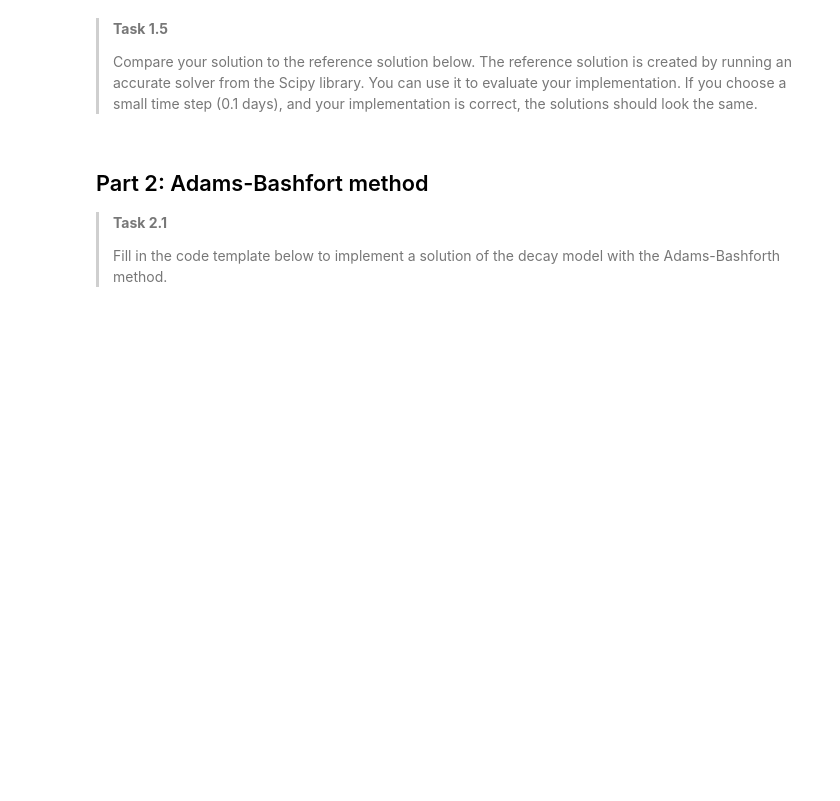
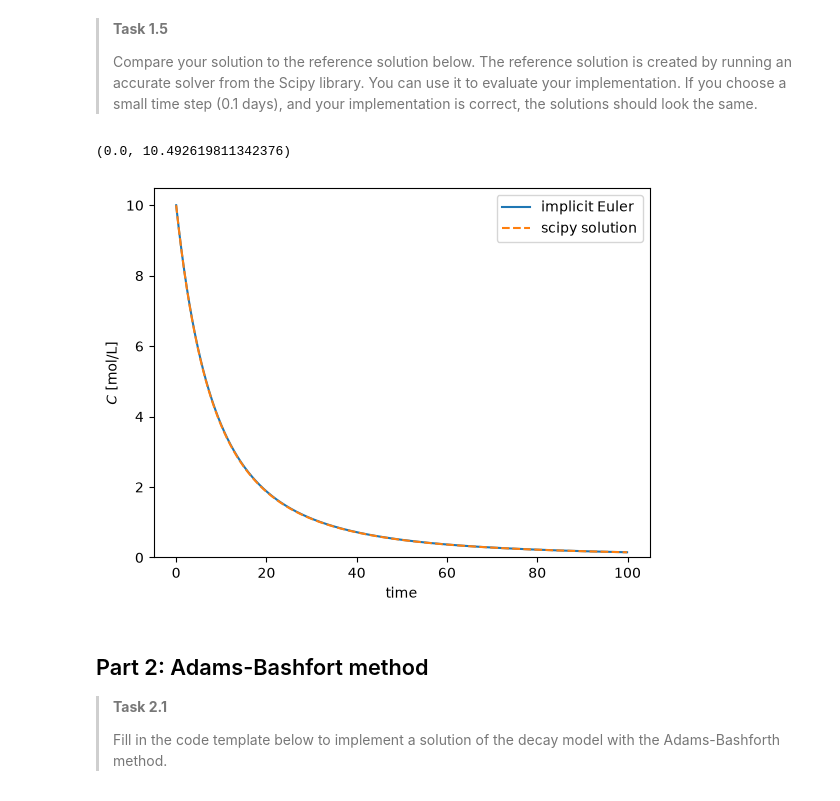
Before and after one commit to candicehabay11/GA1.3, a Jupyter notebook: contaminant_degradation.ipynb, the cells around one changed output. Cells and saved outputs as stored; diff of their text form; code cells hidden in the pictures; blank space fills up the shorter version.

```diff
--- a/contaminant_degradation.ipynb
+++ b/contaminant_degradation.ipynb
@@ -168,24 +168,52 @@ def solve_implicit_euler(c0, times, dt, k, n, alpha, tolerance=1e-3, max_iter=50
     c = [c0]
 
     # Initialize the current state
-    c_prev = ### YOUR CODE HERE ###
+    c_prev = c0
 
     # Iterate over times
-    for i in ### YOUR CODE HERE ###:
-        t_next = ### YOUR CODE HERE ###
+    for i in range(1,n_times):
+        t_next = times[i]
+
 
         # Initialize Newton-Raphson iterations: start with the current value as a guess
         j = 0
-        ### YOUR CODE LINES HERE
+        c_next = c_prev
+
+        # Compute g and g_prime once for the current guess c_next
+        g = evaluate_g(c_next, c_prev, t_next, dt, k, n, alpha)
+        g_prime = evaluate_g_prime(c_next, t_next, dt, k, n, alpha)
+        c_update = c_next - g/g_prime
+
 
         # Newton-Raphson iterations
-        while ### YOUR CODE HERE ###:
-            ### YOUR CODE LINES HERE
-            c_next = ### YOUR CODE HERE
+        while j < max_iter :
 
+            # Update the guess using Newton-Raphson formula
+            g_update = evaluate_g(c_update, c_prev, t_next, dt, k, n, alpha)
+            g_prime_update = evaluate_g_prime(c_update, t_next, dt, k, n, alpha)
+            c_update = c_next - g_update / g_prime_update
+
+            # Check for convergence
+            if abs(c_update) < tolerance:
+                c_next = c_update
+                break
+
+
+            # Promote the updated values for the next iteration (avoid recomputing g)
+            c_next = c_update
+            g = g_update
+            g_prime = g_prime_update
+            j += 1
+
+        if j >= max_iter:
+            print(f"Warning: Newton did not converge at t={t_next} (i={j})")
+
+        # Update the values for the next time step using the converged r_next
+        c_prev = c_next
         c.append(c_next)
 
     # Convert list of states to a numpy array
     c_array = np.array(c)
+    return c_array
 # %%
 c_implicit = solve_implicit_euler(c0, times, dt, k, n, alpha, tolerance, max_iter)
@@ -209,11 +255,14 @@ sol = solve_ivp(
 # %%
 # Plot the implicit Euler solution against the reference solution
 plt.plot(times, c_implicit, label="implicit Euler")
-plt.plot(sol.t, sol.y[0], label="scipy solution")
+plt.plot(sol.t, sol.y[0], label="scipy solution", linestyle= 'dashed')
 plt.legend()
 plt.xlabel("time")
 plt.ylabel("$C$ [mol/L]")
 plt.ylim(bottom=0)
+# %% [output]
+(0.0, 10.492619811342376)
+[figure, added]
 # %% [markdown]
 ## Part 2: Adams-Bashfort method
 
```
Also changed, not shown: parts of 1 cell of this notebook.
